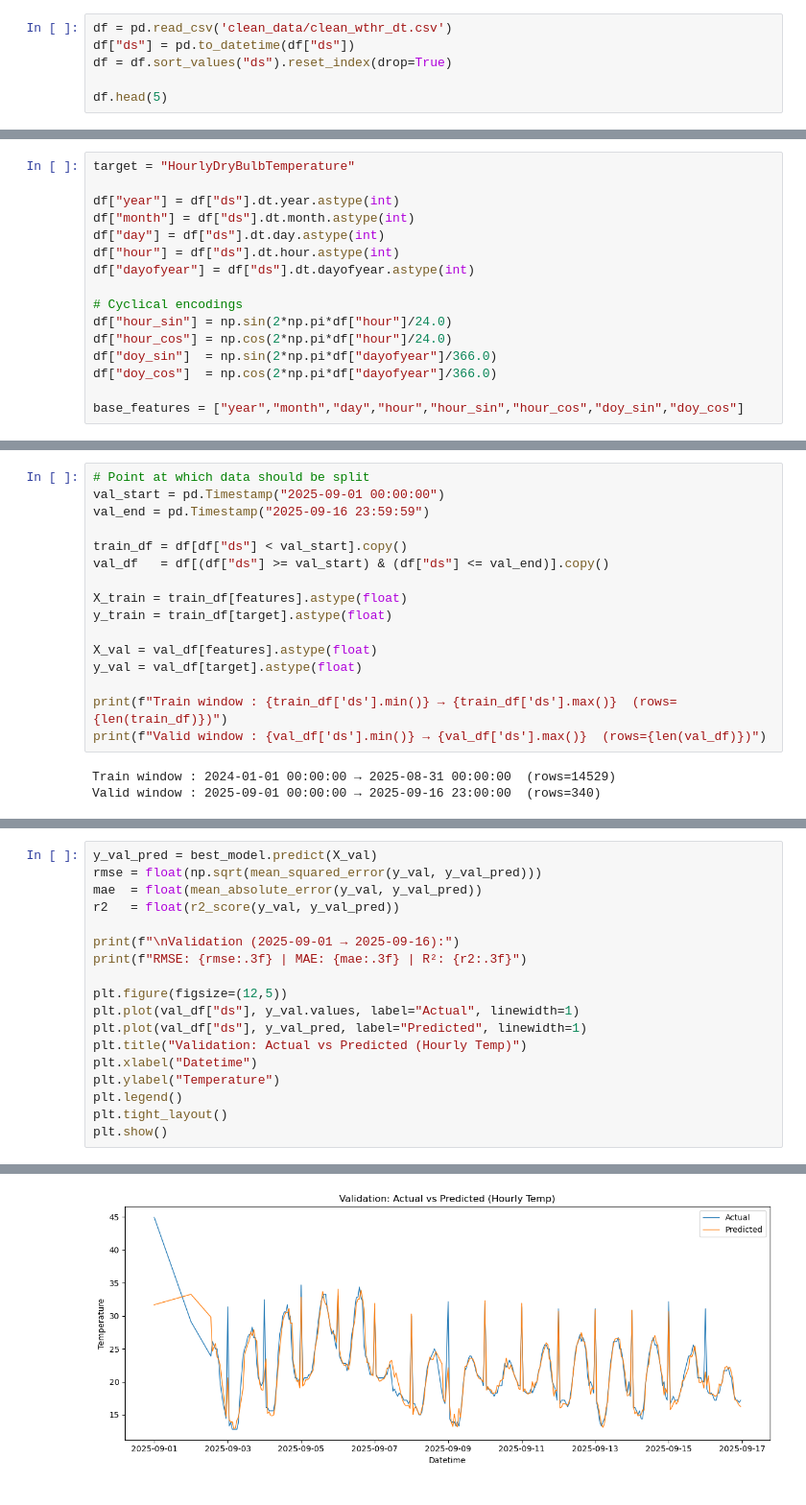
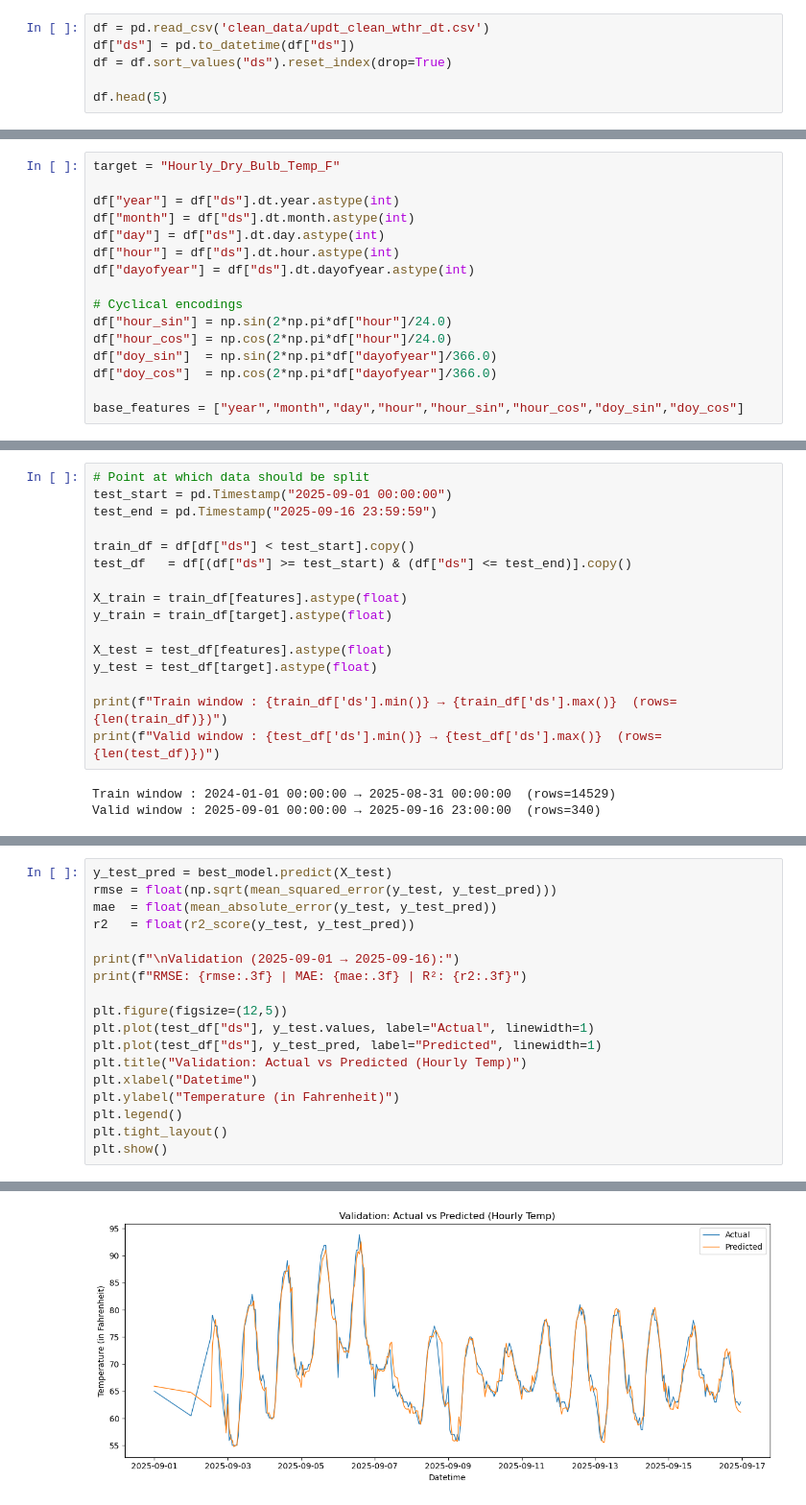
Before and after one commit to oarkse7486/ai-520-wthr-proj, a Jupyter notebook: RandomForest.ipynb, the cells around one changed output, grey strips where cells are left out. Shown: that part at 96% size. Saved outputs shown, nothing was run; the diff lists cells and outputs as text.

```diff
--- a/RandomForest.ipynb
+++ b/RandomForest.ipynb
@@ -16,5 +19,5 @@ from sklearn.inspection import permutation_importance
 # %%
-df = pd.read_csv('clean_data/clean_wthr_dt.csv')
+df = pd.read_csv('clean_data/updt_clean_wthr_dt.csv')
 df["ds"] = pd.to_datetime(df["ds"])
 df = df.sort_values("ds").reset_index(drop=True)
 
@@ -71,5 +78,5 @@ dtype: object
 # %%
-target = "HourlyDryBulbTemperature"
+target = "Hourly_Dry_Bulb_Temp_F"
 
 df["year"] = df["ds"].dt.year.astype(int)
 df["month"] = df["ds"].dt.month.astype(int)
@@ -96,19 +105,19 @@ features = base_features + lag_features
 # %%
 # Point at which data should be split
-val_start = pd.Timestamp("2025-09-01 00:00:00")
-val_end = pd.Timestamp("2025-09-16 23:59:59")
+test_start = pd.Timestamp("2025-09-01 00:00:00")
+test_end = pd.Timestamp("2025-09-16 23:59:59")
 
-train_df = df[df["ds"] < val_start].copy()
-val_df   = df[(df["ds"] >= val_start) & (df["ds"] <= val_end)].copy()
+train_df = df[df["ds"] < test_start].copy()
+test_df   = df[(df["ds"] >= test_start) & (df["ds"] <= test_end)].copy()
 
 X_train = train_df[features].astype(float)
 y_train = train_df[target].astype(float)
 
-X_val = val_df[features].astype(float)
-y_val = val_df[target].astype(float)
+X_test = test_df[features].astype(float)
+y_test = test_df[target].astype(float)
 
 print(f"Train window : {train_df['ds'].min()} → {train_df['ds'].max()}  (rows={len(train_df)})")
-print(f"Valid window : {val_df['ds'].min()} → {val_df['ds'].max()}  (rows={len(val_df)})")
+print(f"Valid window : {test_df['ds'].min()} → {test_df['ds'].max()}  (rows={len(test_df)})")
 # %% [output]
 Train window : 2024-01-01 00:00:00 → 2025-08-31 00:00:00  (rows=14529)
 Valid window : 2025-09-01 00:00:00 → 2025-09-16 23:00:00  (rows=340)
@@ -154,18 +167,18 @@ Best CV RMSE  : 2.107
 # %%
-y_val_pred = best_model.predict(X_val)
-rmse = float(np.sqrt(mean_squared_error(y_val, y_val_pred)))
-mae  = float(mean_absolute_error(y_val, y_val_pred))
-r2   = float(r2_score(y_val, y_val_pred))
+y_test_pred = best_model.predict(X_test)
+rmse = float(np.sqrt(mean_squared_error(y_test, y_test_pred)))
+mae  = float(mean_absolute_error(y_test, y_test_pred))
+r2   = float(r2_score(y_test, y_test_pred))
 
 print(f"\nValidation (2025-09-01 → 2025-09-16):")
 print(f"RMSE: {rmse:.3f} | MAE: {mae:.3f} | R²: {r2:.3f}")
 
 plt.figure(figsize=(12,5))
-plt.plot(val_df["ds"], y_val.values, label="Actual", linewidth=1)
-plt.plot(val_df["ds"], y_val_pred, label="Predicted", linewidth=1)
+plt.plot(test_df["ds"], y_test.values, label="Actual", linewidth=1)
+plt.plot(test_df["ds"], y_test_pred, label="Predicted", linewidth=1)
 plt.title("Validation: Actual vs Predicted (Hourly Temp)")
 plt.xlabel("Datetime")
-plt.ylabel("Temperature")
+plt.ylabel("Temperature (in Fahrenheit)")
 plt.legend()
 plt.tight_layout()
 plt.show()
@@ -175,3 +188,3 @@ RMSE: 1.795 | MAE: 0.950 | R²: 0.874
-[figure, old version]
+[figure, new version]
 # %% [markdown]
 <h2>Predictions</h2>
```
Also changed, not shown: parts of 15 cells of this notebook.
